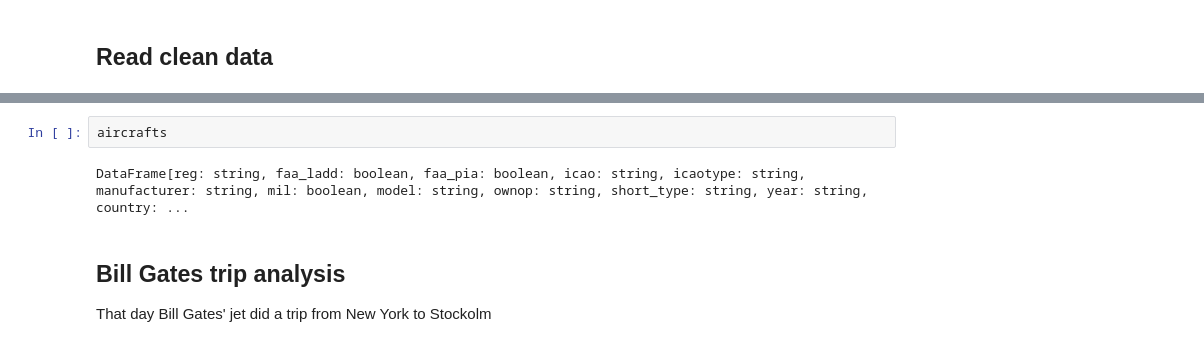
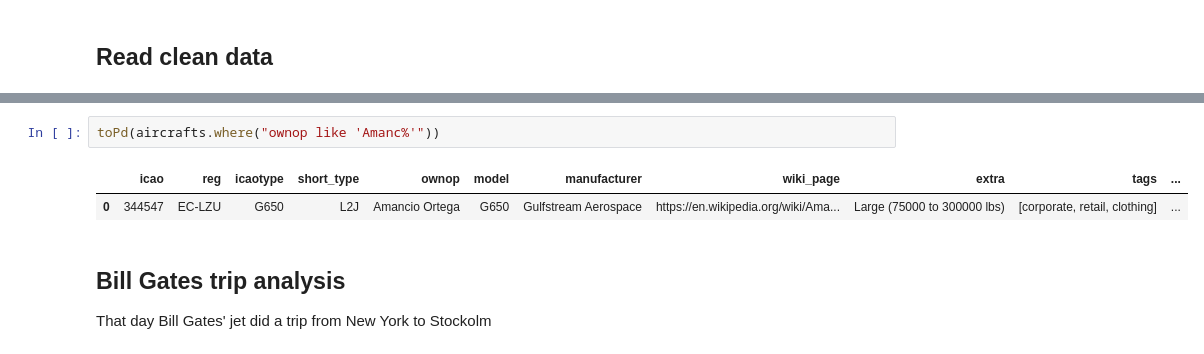
Before and after one commit to martsec/flight_co2_analysis, a Jupyter notebook: Analysis.ipynb, the cells around one changed output, grey strips where cells are left out. Saved outputs shown, nothing was run; the diff lists cells and outputs as text.

```diff
--- a/Analysis.ipynb
+++ b/Analysis.ipynb
@@ -351,7 +356,8 @@ toPd(aircrafts.where("wiki_page is not null"))
-# %%
-aircrafts
-# %% [output]
-DataFrame[reg: string, faa_ladd: boolean, faa_pia: boolean, icao: string, icaotype: string, manufacturer: string, mil: boolean, model: string, ownop: string, short_type: string, year: string, country: ...
+# %%
+toPd(aircrafts.where("ownop like 'Amanc%'"))
+# %% [output]
+|  | icao | reg | icaotype | short_type | ownop | model | manufacturer | wiki_page | extra | tags | ... |
+| 0 | 344547 | EC-LZU | G650 | L2J | Amancio Ortega | G650 | Gulfstream Aerospace | https://en.wikipedia.org/wiki/Ama... | Large (75000 to 300000 lbs) | [corporate, retail, clothing] | ... |
 # %% [markdown]
 ## Bill Gates trip analysis
 
```
Also changed, not shown: parts of 58 cells of this notebook, 7 other files.
